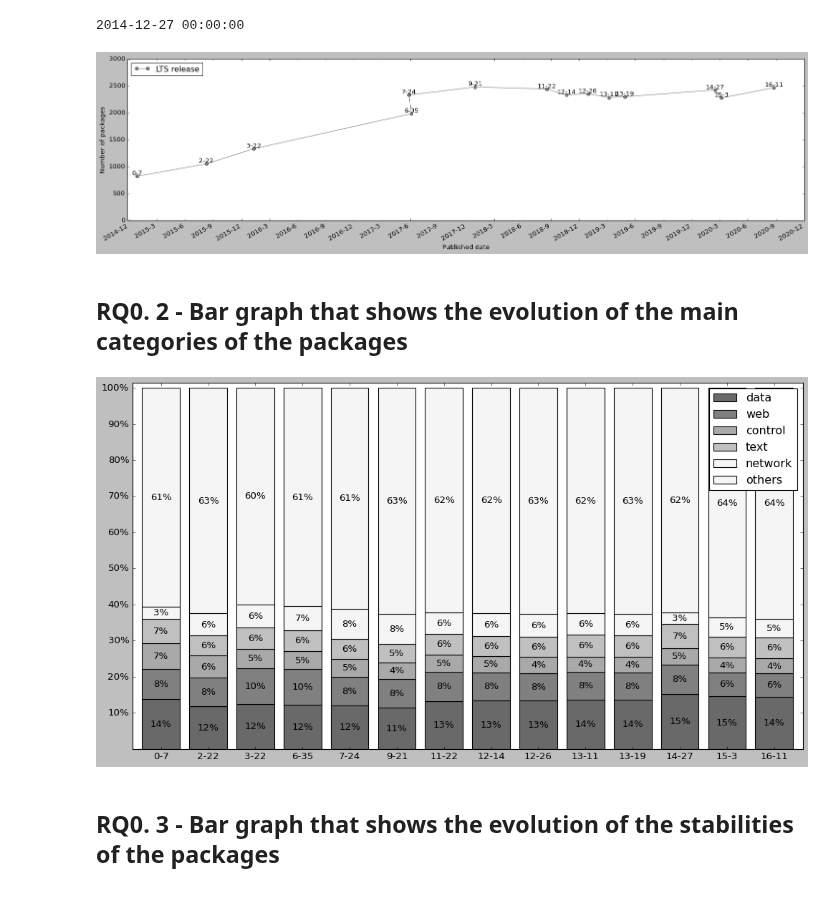
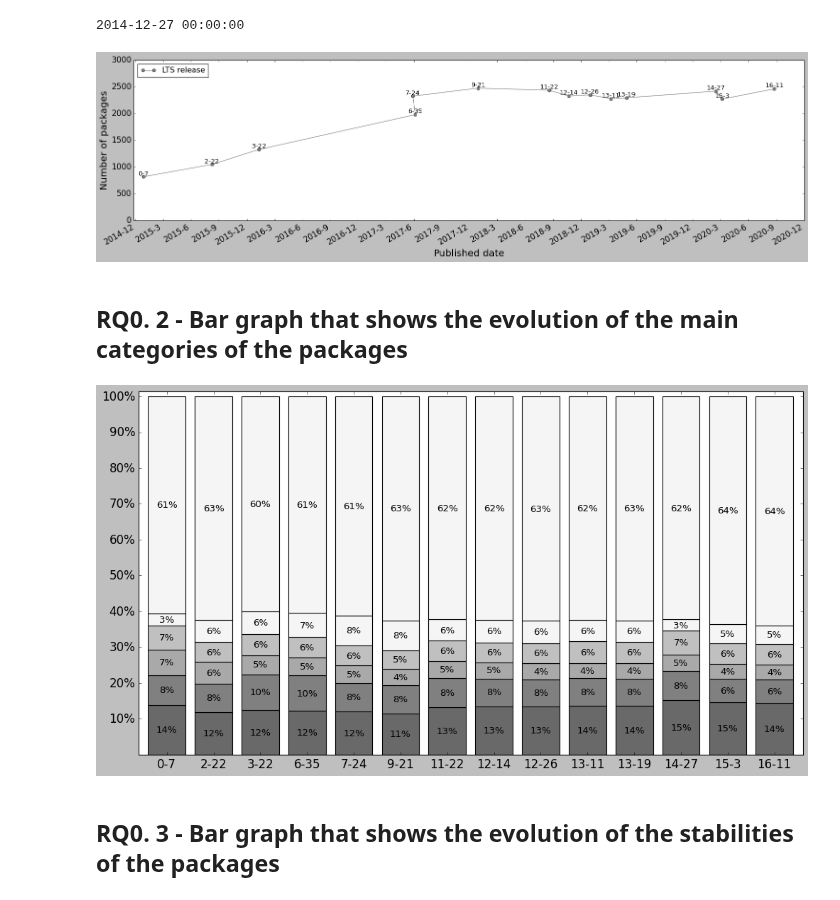
Before and after one commit to pragmaticslaboratory/stackage-evolution, a Jupyter notebook: notebooks/answers.ipynb, the cells around one changed output. Saved outputs shown, nothing was run; the diff lists cells and outputs as text; code cells hidden in the pictures.

```diff
--- a/notebooks/answers.ipynb
+++ b/notebooks/answers.ipynb
@@ -162,19 +162,16 @@ for i in range(len(lts_list)):
     plt.text(lts_datetim[i],total_pkgs[i],lts_list[i],ha="center",va="bottom")
 
 ax.set_yticks([0,500, 1000, 1500, 2000, 2500, 3000])
-ax.set_yticklabels(['0','500', '1000', '1500', '2000', '2500', '3000'])
-
+ax.set_yticklabels(['0','500', '1000', '1500', '2000', '2500', '3000'],fontsize=15)
 ax.set_xticks(dates)
-ax.set_xticklabels(lts_date)
-
-ax.set_xlabel('Published date')
-ax.set_ylabel('Number of packages')
+ax.set_xticklabels(lts_date,fontsize=15)
+ax.set_xlabel('Published date',fontsize=18)
+ax.set_ylabel('Number of packages',fontsize=18)
 ax.legend(loc='upper left')
-
 plt.savefig("../graphs/rq0-1.pdf", format='pdf', bbox_inches='tight')
 plt.show()
 # %% [output]
-[figure, old version]
+[figure, new version]
 # %% [markdown]
 ## RQ0. 2 - Bar graph that shows the evolution of the main categories of the packages
 # %%
@@ -226,31 +223,31 @@ count_pkgs['others'] = others
 # %%
 import operator
 fig, ax = plt.subplots(figsize=(12,8))
 ax.margins(0.015)
 plt.subplots_adjust(right=1.1)
 
 bar1 = ax.bar(x=lts_list, height=data['data'], width=0.8, color='dimgrey', align='center', label='data')
 bar2 = ax.bar(x=lts_list, height=data['web'], width=0.8, bottom=data['data'], color='grey', label='web')
 bar3 = ax.bar(x=lts_list, height=data['control'], width=0.8, bottom=list(map(operator.add, data['data'], data['web'])), color='darkgrey', label='control')
 bar4 = ax.bar(x=lts_list, height=data['text'], width=0.8, bottom=list(map(operator.add, list(map(operator.add, data['data'], data['web'])), data['control'])), color='silver', label='text')
 bar5 = ax.bar(x=lts_list, height=data['network'], width=0.8, bottom=list(map(operator.add, list(map(operator.add, list(map(operator.add, data['data'], data['web'])), data['control'])), data['text'])), color='whitesmoke', label='network')
 bar6 = ax.bar(x=lts_list, height=data['others'], width=0.8, bottom=list(map(operator.add, list(map(operator.add, list(map(operator.add, list(map(operator.add, data['data'], data['web'])), data['control'])), data['text'])), data['network'])), color='whitesmoke', label='others')
 
 ax.bar_label(bar1, labels=list(map(lambda per: f"{round(per)}%", data['data'])), label_type='center')
 ax.bar_label(bar2, labels=list(map(lambda per: f"{round(per)}%", data['web'])), label_type='center')
 ax.bar_label(bar3, labels=list(map(lambda per: f"{round(per)}%", data['control'])), label_type='center')
 ax.bar_label(bar4, labels=list(map(lambda per: f"{round(per)}%", data['text'])), label_type='center')
 ax.bar_label(bar5, labels=list(map(lambda per: f"{round(per)}%", data['network'])), label_type='center')
 ax.bar_label(bar6, labels=list(map(lambda per: f"{round(per)}%", data['others'])), label_type='center')
 
-
-ax.legend(loc='upper right', fontsize='large')
+ax.set_xticks(lts_list)
+ax.set_xticklabels(lts_list,fontsize=15)
 ax.set_yticks([10, 20, 30, 40, 50, 60, 70, 80, 90, 100])
-ax.set_yticklabels(['10%', '20%', '30%', '40%', '50%', '60%', '70%', '80%', '90%', '100%'])
+ax.set_yticklabels(['10%', '20%', '30%', '40%', '50%', '60%', '70%', '80%', '90%', '100%'],fontsize=15)
 plt.savefig("../graphs/rq0-2.pdf", format='pdf', bbox_inches='tight')
 plt.show()
 # %% [output]
-[figure, old version]
+[figure, new version]
 # %% [markdown]
 ## RQ0. 3 - Bar graph that shows the evolution of the stabilities of the packages
 # %%
```
Also changed, not shown: parts of 9 cells of this notebook, 10 other files.
